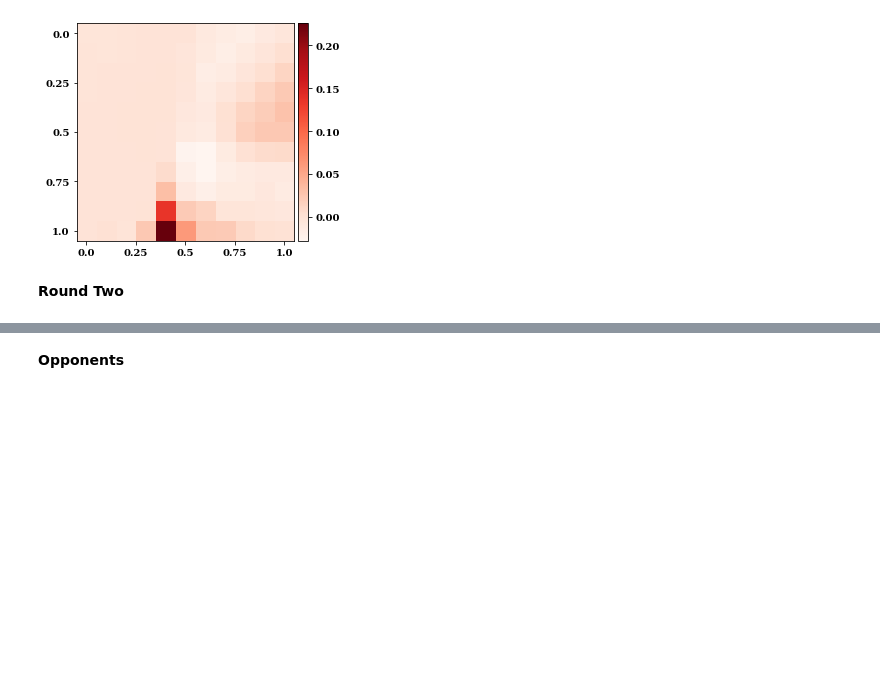
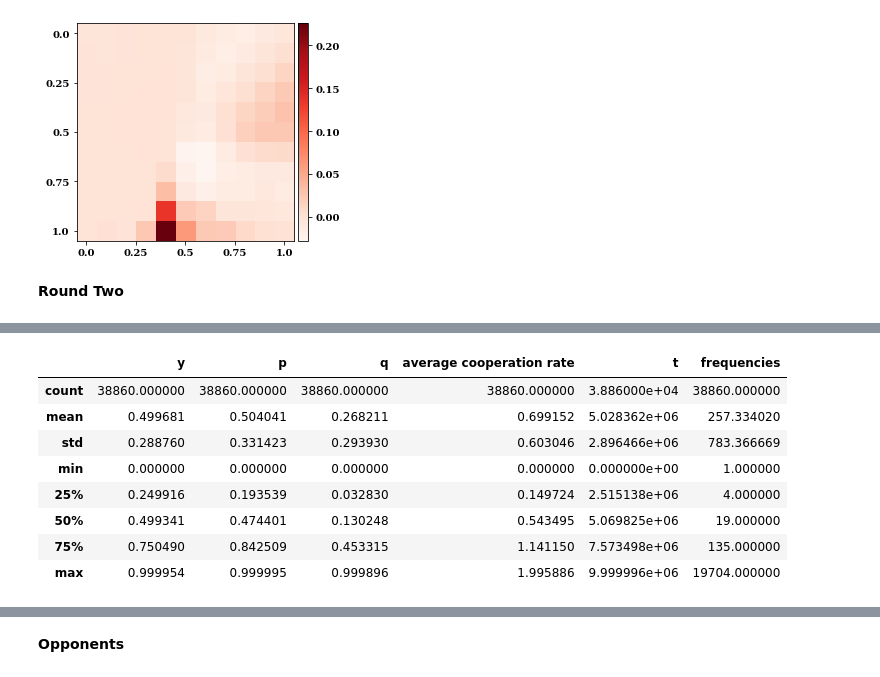
Before and after one commit to Nikoleta-v3/evolution-of-cooperation-with-limited-updating-payoff-memory, a Jupyter notebook: nbs/Cooperating rates.ipynb, the cells around one changed output, grey strips where cells are left out. Drawn from its saved outputs; the diff is of its cells as text; code cells hidden in the pictures; blank space fills up the shorter version.

```diff
--- a/nbs/Cooperating rates.ipynb
+++ b/nbs/Cooperating rates.ipynb
@@ -242,32 +125,0 @@ file[:25] + file[31:]
-# %%
-fig, axes = plt.subplots(nrows=11, ncols=11, figsize=(50, 50));
-
-for i, file in enumerate(sorted_cvs_files_rounds):
-
-    text_file = open((file[:25] + file[31:]).replace("csv", "txt"), "r")
-    data = text_file.readlines()
-
-    ps, qs = over_ps_rounds[i], over_qs_rounds[i]
-
-    title = data[0].replace(",", "")[:-42]
-
-    index = (int(i / 11), i % 11)
-
-    heatmap, xedges, yedges = np.histogram2d(ps, qs, bins=19)
-
-    extent = [xedges[0], xedges[-1], yedges[0], yedges[-1]]
-
-    im = axes[index].imshow(heatmap.T, extent=extent, origin="lower", cmap=cmaps[-1])
-
-    divider = make_axes_locatable(axes[index])
-    cax = divider.append_axes('right', size='5%', pad=0.05)
-    fig.colorbar(im, cax=cax, orientation='vertical')
-    axes[index].set_title(title, weight="bold")
-
-    axes[index].set_xticks(np.linspace(0, 1, 2))
-    axes[index].set_yticks(np.linspace(0, 1, 2))
-
-plt.tight_layout()
-
-
-fig.savefig("../static/rounds_two_by_two_games.pdf", bbox_inches='tight')
@@ -292,0 +145,12 @@ plt.colorbar();
+# %%
+df.describe()
+# %% [output]
+|  | y | p | q | average cooperation rate | t | frequencies |
+| count | 38860.000000 | 38860.000000 | 38860.000000 | 38860.000000 | 3.886000e+04 | 38860.000000 |
+| mean | 0.499681 | 0.504041 | 0.268211 | 0.699152 | 5.028362e+06 | 257.334020 |
+| std | 0.288760 | 0.331423 | 0.293930 | 0.603046 | 2.896466e+06 | 783.366669 |
+| min | 0.000000 | 0.000000 | 0.000000 | 0.000000 | 0.000000e+00 | 1.000000 |
+| 25% | 0.249916 | 0.193539 | 0.032830 | 0.149724 | 2.515138e+06 | 4.000000 |
+| 50% | 0.499341 | 0.474401 | 0.130248 | 0.543495 | 5.069825e+06 | 19.000000 |
+| 75% | 0.750490 | 0.842509 | 0.453315 | 1.141150 | 7.573498e+06 | 135.000000 |
+| max | 0.999954 | 0.999995 | 0.999896 | 1.995886 | 9.999996e+06 | 19704.000000 |
```
Also changed, not shown: parts of 17 cells of this notebook, 10 other files.
